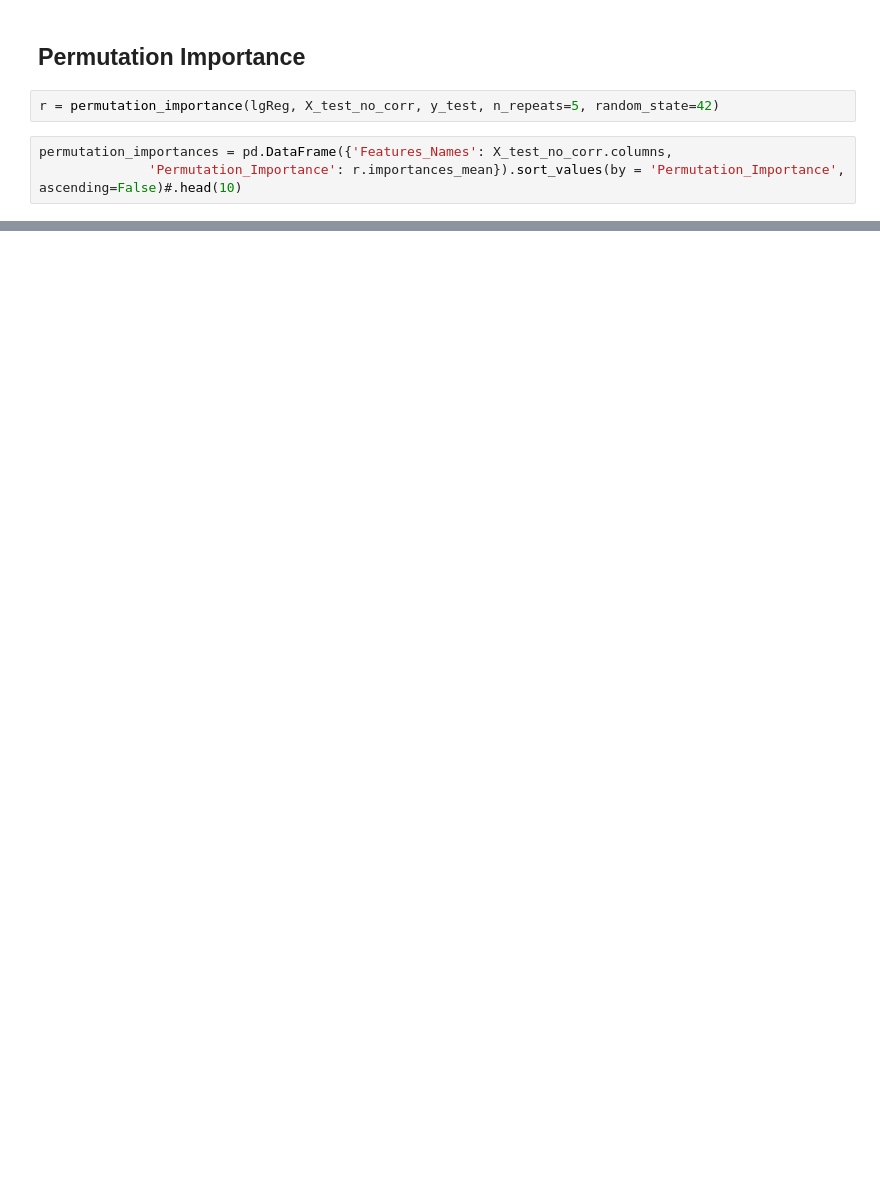
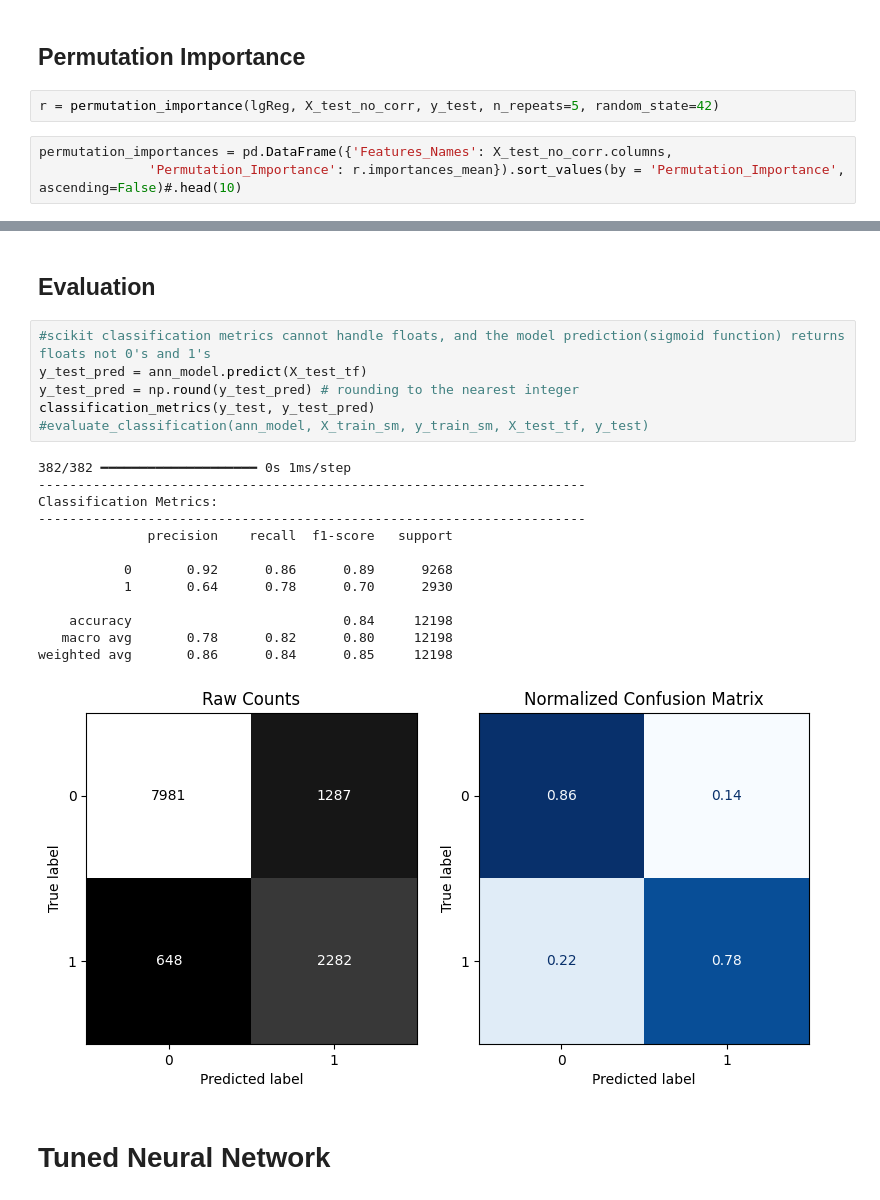
Before and after one commit to SuheirJammal/Adult_Income_Prediction_Analysis, a Jupyter notebook: Adult_Income_Analysis_Prediction.ipynb, the cells around one changed output, grey strips where cells are left out. Cells and saved outputs as stored; diff of their text form; blank space fills up the shorter version.

```diff
--- a/Adult_Income_Analysis_Prediction.ipynb
+++ b/Adult_Income_Analysis_Prediction.ipynb
@@ -1071,0 +1230,24 @@ warnings.filterwarnings('ignore')
+# %% [markdown]
+## Evaluation
+# %%
+#scikit classification metrics cannot handle floats, and the model prediction(sigmoid function) returns floats not 0's and 1's
+y_test_pred = ann_model.predict(X_test_tf)
+y_test_pred = np.round(y_test_pred) # rounding to the nearest integer
+classification_metrics(y_test, y_test_pred)
+#evaluate_classification(ann_model, X_train_sm, y_train_sm, X_test_tf, y_test)
+# %% [output]
+382/382 ━━━━━━━━━━━━━━━━━━━━ 0s 1ms/step
+----------------------------------------------------------------------
+Classification Metrics:
+----------------------------------------------------------------------
+              precision    recall  f1-score   support
+
+           0       0.92      0.86      0.89      9268
+           1       0.64      0.78      0.70      2930
+
+    accuracy                           0.84     12198
+   macro avg       0.78      0.82      0.80     12198
+weighted avg       0.86      0.84      0.85     12198
+[figure, added]
+# %% [markdown]
+# Tuned Neural Network
```
Also changed, not shown: parts of 30 cells of this notebook.
